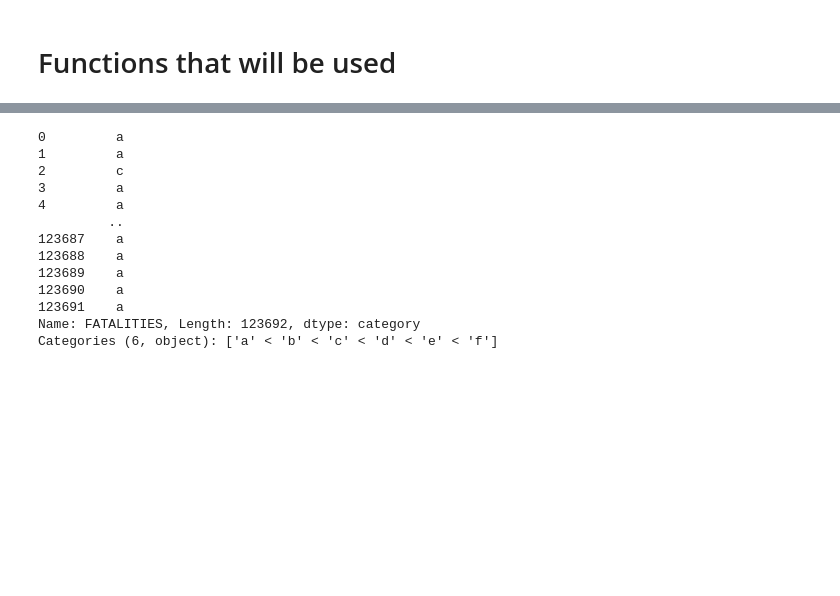
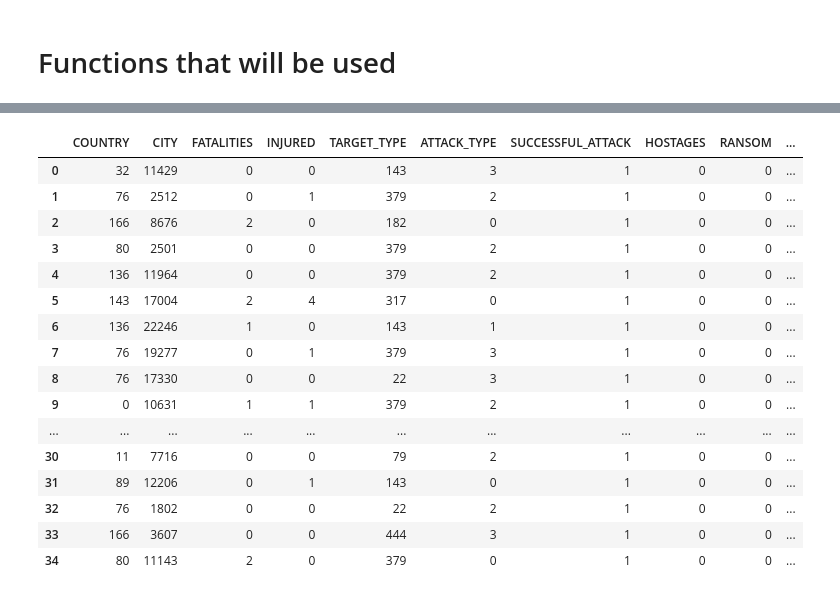
Before and after one commit to LahavHarary/Introduction-to-Data-Science-project, a Jupyter notebook: Machine Learning Notebook.ipynb, the cells around one changed output, grey strips where cells are left out. Drawn from its saved outputs; the diff is of its cells as text; code cells hidden in the pictures; blank space fills up the shorter version.

```diff
--- a/Machine Learning Notebook.ipynb
+++ b/Machine Learning Notebook.ipynb
@@ -12,3 +12,8 @@ from sklearn.model_selection import train_test_split
 from sklearn.metrics import r2_score, f1_score
 # %% [markdown]
 # Functions that will be used
+# %%
+def load_dataset(file_name):
+    df = pd.read_csv(file_name)
+    df=df.drop(columns=["Unnamed: 0"])
+    return df
@@ -15,13 +27,4 @@ from sklearn.metrics import r2_score, f1_score
 # %%
-def load_dataset(file_name, target_column):
-    df = pd.read_csv(file_name)
-    GTD_ID=df.GTD_ID
-    df=df.drop(columns=["Unnamed: 0","Unnamed: 0.1","GTD_ID"])
-    y=df[target_column]
-    features = [col for col in df.columns]
-    features.remove(target_column)
-    X=df[features]
-    y=df[target_column]
-    test_ratio, rand_state = 0.2, 42
+def split_to_train_and_test(X, y, test_ratio, rand_state):
     X_train, X_test, y_train, y_test = train_test_split(X,y,test_size=test_ratio,random_state=rand_state)
-    return X_train, X_test, y_train, y_test,GTD_ID,df
+    return X_train, X_test, y_train, y_test
@@ -117 +71,23 @@ array([2.47255953, 2.09230137, 1.16133116, ..., 2.81704235, 1.464204  ,
+# %%
+df= load_dataset('df_to_model.csv')
+# %%
+df.head(35)
+# %% [output]
+|  | COUNTRY | CITY | FATALITIES | INJURED | TARGET_TYPE | ATTACK_TYPE | SUCCESSFUL_ATTACK | HOSTAGES | RANSOM | ... |
+| 0 | 32 | 11429 | 0 | 0 | 143 | 3 | 1 | 0 | 0 | ... |
+| 1 | 76 | 2512 | 0 | 1 | 379 | 2 | 1 | 0 | 0 | ... |
+| 2 | 166 | 8676 | 2 | 0 | 182 | 0 | 1 | 0 | 0 | ... |
+| 3 | 80 | 2501 | 0 | 0 | 379 | 2 | 1 | 0 | 0 | ... |
+| 4 | 136 | 11964 | 0 | 0 | 379 | 2 | 1 | 0 | 0 | ... |
+| 5 | 143 | 17004 | 2 | 4 | 317 | 0 | 1 | 0 | 0 | ... |
+| 6 | 136 | 22246 | 1 | 0 | 143 | 1 | 1 | 0 | 0 | ... |
+| 7 | 76 | 19277 | 0 | 1 | 379 | 3 | 1 | 0 | 0 | ... |
+| 8 | 76 | 17330 | 0 | 0 | 22 | 3 | 1 | 0 | 0 | ... |
+| 9 | 0 | 10631 | 1 | 1 | 379 | 2 | 1 | 0 | 0 | ... |
+| ... | ... | ... | ... | ... | ... | ... | ... | ... | ... | ... |
+| 30 | 11 | 7716 | 0 | 0 | 79 | 2 | 1 | 0 | 0 | ... |
+| 31 | 89 | 12206 | 0 | 1 | 143 | 0 | 1 | 0 | 0 | ... |
+| 32 | 76 | 1802 | 0 | 0 | 22 | 2 | 1 | 0 | 0 | ... |
+| 33 | 166 | 3607 | 0 | 0 | 444 | 3 | 1 | 0 | 0 | ... |
+| 34 | 80 | 11143 | 2 | 0 | 379 | 0 | 1 | 0 | 0 | ... |
 # %%
@@ -120,19 +96 @@ cut=pd.cut(df.FATALITIES,bins=[-1,0,1,20,50,100,2000],labels=['a','b','c','d','e
-# %%
-df[df["FATALITIES"]>=1300]
-cut[76047]
-cut
-# %% [output]
-0         a
-1         a
-2         c
-3         a
-4         a
-         ..
-123687    a
-123688    a
-123689    a
-123690    a
-123691    a
-Name: FATALITIES, Length: 123692, dtype: category
-Categories (6, object): ['a' < 'b' < 'c' < 'd' < 'e' < 'f']
 # %%
```
Also changed, not shown: parts of 43 cells of this notebook.
